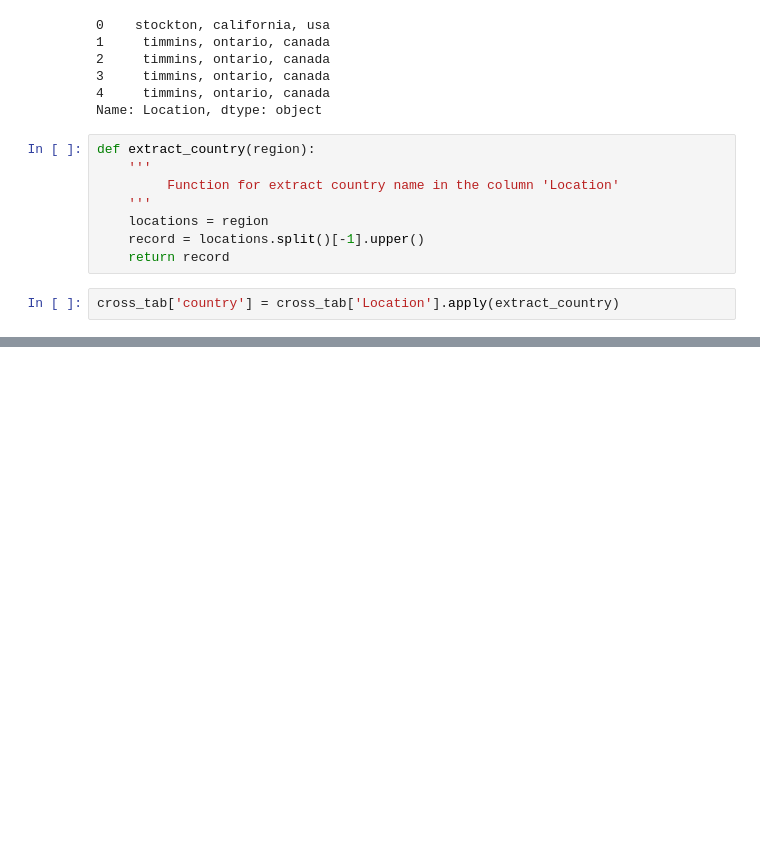
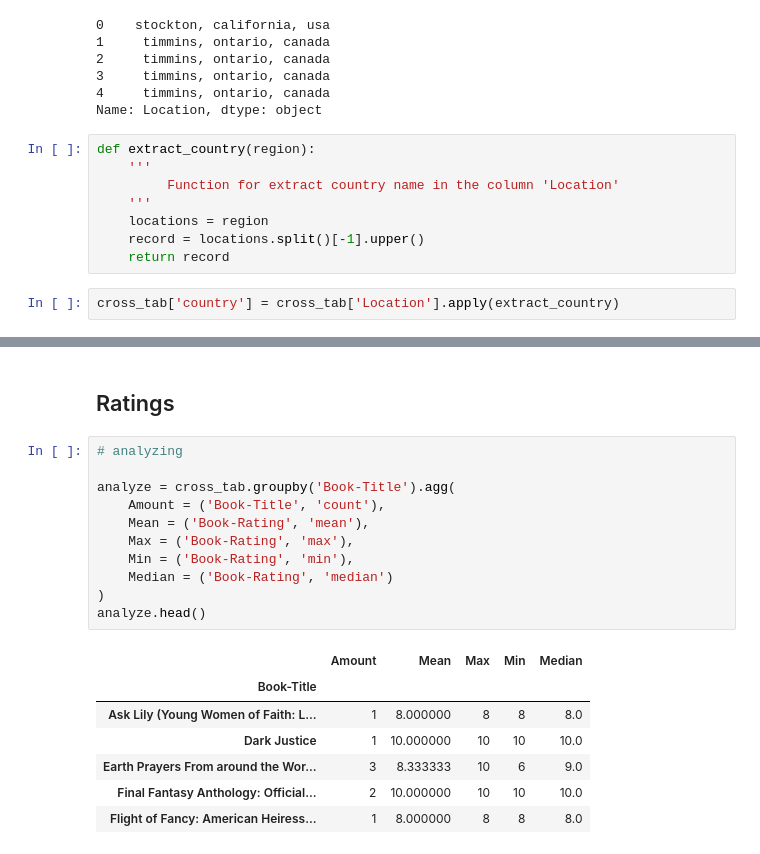
Before and after one commit to Gabriel-limadev/recommendation_system-machine_learning, a Jupyter notebook: recommendation_system.ipynb, the cells around one changed output, grey strips where cells are left out. Saved outputs shown, nothing was run; the diff lists cells and outputs as text; blank space fills up the shorter version.

```diff
--- a/recommendation_system.ipynb
+++ b/recommendation_system.ipynb
@@ -272,0 +385,21 @@ cross_tab.head()
+# %% [markdown]
+## Ratings
+# %%
+# analyzing
+
+analyze = cross_tab.groupby('Book-Title').agg(
+    Amount = ('Book-Title', 'count'),
+    Mean = ('Book-Rating', 'mean'),
+    Max = ('Book-Rating', 'max'),
+    Min = ('Book-Rating', 'min'),
+    Median = ('Book-Rating', 'median')
+)
+analyze.head()
+# %% [output]
+|  | Amount | Mean | Max | Min | Median |
+| Book-Title |  |  |  |  |  |
+| Ask Lily (Young Women of Faith: L... | 1 | 8.000000 | 8 | 8 | 8.0 |
+| Dark Justice | 1 | 10.000000 | 10 | 10 | 10.0 |
+| Earth Prayers From around the Wor... | 3 | 8.333333 | 10 | 6 | 9.0 |
+| Final Fantasy Anthology: Official... | 2 | 10.000000 | 10 | 10 | 10.0 |
+| Flight of Fancy: American Heiress... | 1 | 8.000000 | 8 | 8 | 8.0 |
```
Also changed, not shown: parts of 40 cells of this notebook.
